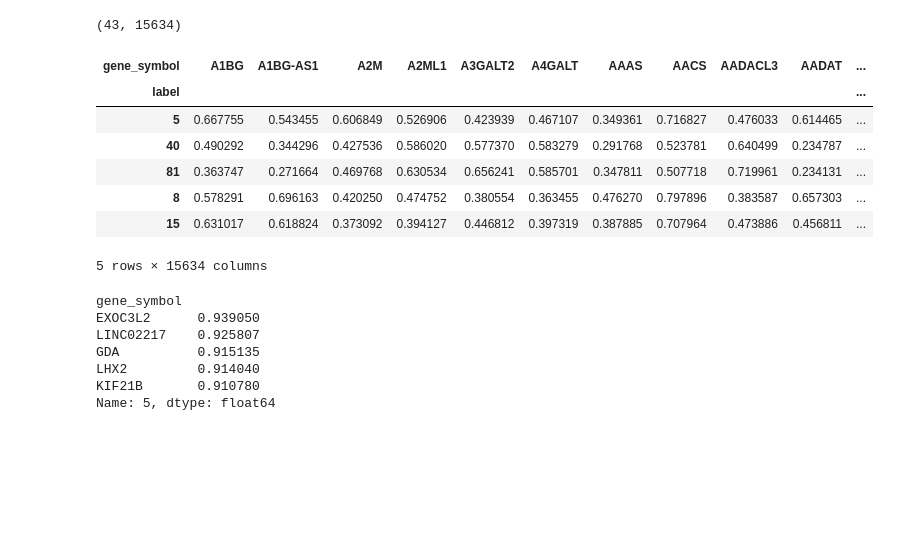
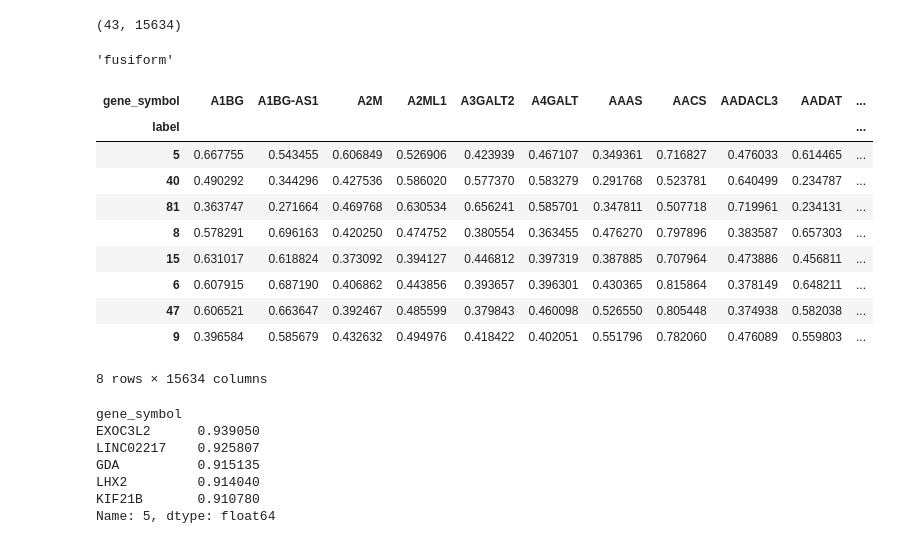
Before and after one commit to voytekresearch/BIRD, a Jupyter notebook: parcellation_ns_abha.ipynb, the cells around one changed output. Saved outputs shown, nothing was run; the diff lists cells and outputs as text; code cells hidden in the pictures; blank space fills up the shorter version.

```diff
--- a/parcellation_ns_abha.ipynb
+++ b/parcellation_ns_abha.ipynb
@@ -49,3 +27,5 @@ csv
 | 81 | 82 | amygdala | R | subcortex/brainstem |
 | 82 | 83 | brainstem | B | subcortex/brainstem |
 83 rows × 4 columns
+# %%
+nib.load(atlas['image']).shape
@@ -111,0 +100,4 @@ expression.shape
+# %%
+csv['label'][6]
+# %% [output]
+'fusiform'
@@ -112,14 +106,17 @@ expression.shape
 # %%
-expression.nlargest(5, ['AD'])
+expression.nlargest(8, ['AD'])
 # %% [output]
 | gene_symbol | A1BG | A1BG-AS1 | A2M | A2ML1 | A3GALT2 | A4GALT | AAAS | AACS | AADACL3 | AADAT | ... |
 | label |  |  |  |  |  |  |  |  |  |  | ... |
 | 5 | 0.667755 | 0.543455 | 0.606849 | 0.526906 | 0.423939 | 0.467107 | 0.349361 | 0.716827 | 0.476033 | 0.614465 | ... |
 | 40 | 0.490292 | 0.344296 | 0.427536 | 0.586020 | 0.577370 | 0.583279 | 0.291768 | 0.523781 | 0.640499 | 0.234787 | ... |
 | 81 | 0.363747 | 0.271664 | 0.469768 | 0.630534 | 0.656241 | 0.585701 | 0.347811 | 0.507718 | 0.719961 | 0.234131 | ... |
 | 8 | 0.578291 | 0.696163 | 0.420250 | 0.474752 | 0.380554 | 0.363455 | 0.476270 | 0.797896 | 0.383587 | 0.657303 | ... |
 | 15 | 0.631017 | 0.618824 | 0.373092 | 0.394127 | 0.446812 | 0.397319 | 0.387885 | 0.707964 | 0.473886 | 0.456811 | ... |
+| 6 | 0.607915 | 0.687190 | 0.406862 | 0.443856 | 0.393657 | 0.396301 | 0.430365 | 0.815864 | 0.378149 | 0.648211 | ... |
+| 47 | 0.606521 | 0.663647 | 0.392467 | 0.485599 | 0.379843 | 0.460098 | 0.526550 | 0.805448 | 0.374938 | 0.582038 | ... |
+| 9 | 0.396584 | 0.585679 | 0.432632 | 0.494976 | 0.418422 | 0.402051 | 0.551796 | 0.782060 | 0.476089 | 0.559803 | ... |
-5 rows × 15634 columns
+8 rows × 15634 columns
 # %%
 expression.loc[5][:-1].nlargest(5)
 # %% [output]
```
Also changed, not shown: parts of 15 cells of this notebook, 6 other files.
